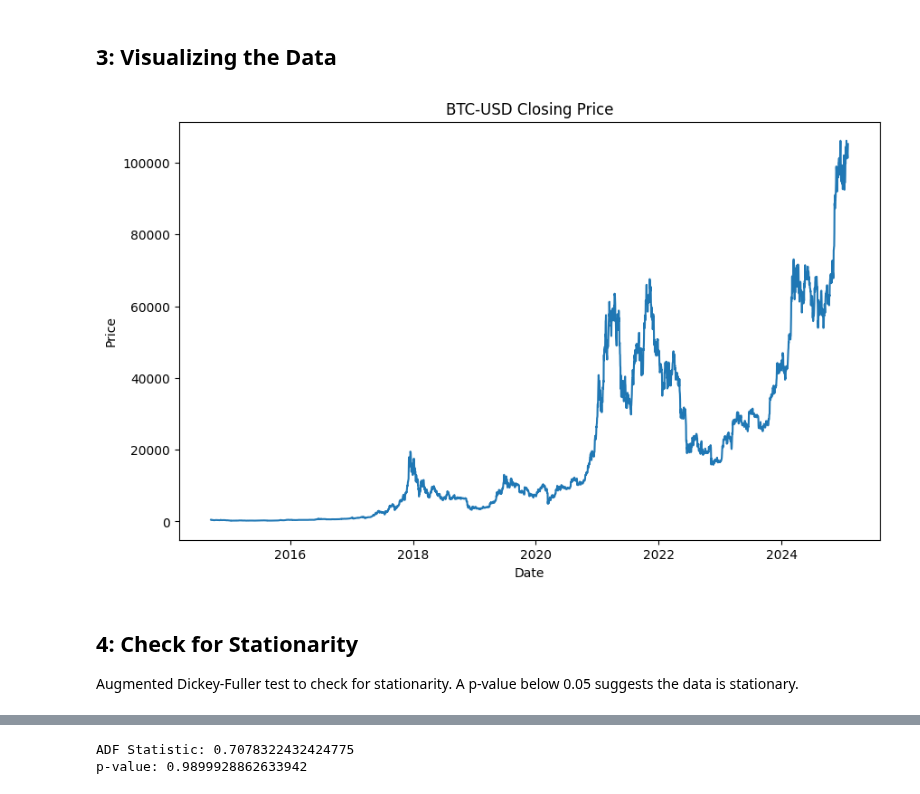
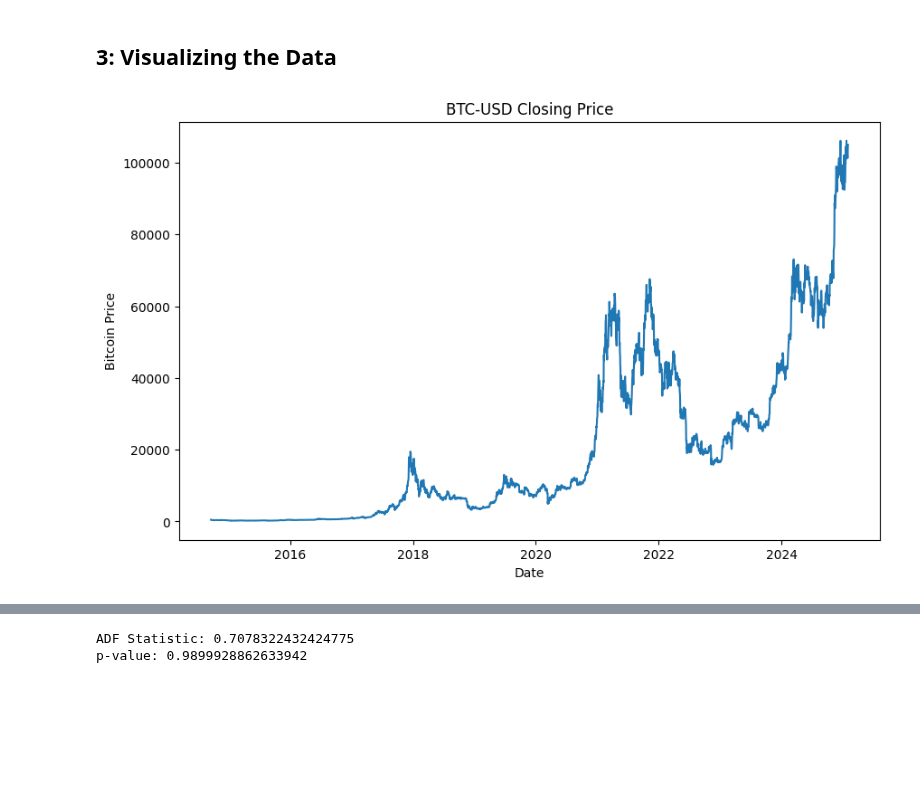
Before and after one commit to bonareri/Cryptocurrency-Price-Prediction-, a Jupyter notebook: Bitcoin_Price_Prediction.ipynb, the cells around one changed output, grey strips where cells are left out. Saved outputs shown, nothing was run; the diff lists cells and outputs as text; code cells hidden in the pictures; blank space fills up the shorter version.

```diff
--- a/Bitcoin_Price_Prediction.ipynb
+++ b/Bitcoin_Price_Prediction.ipynb
@@ -141,14 +169,10 @@ df = df.rename(columns={'Close': 'close_price'})
 # %%
 # Plot the closing price
 plt.figure(figsize=(10, 6))
 plt.plot(series)
 plt.title('BTC-USD Closing Price')
 plt.xlabel('Date')
-plt.ylabel('Price')
+plt.ylabel('Bitcoin Price')
 plt.show()
 # %% [output]
-[figure, old version]
+[figure, new version]
-# %% [markdown]
-## 4: Check for Stationarity
-
-Augmented Dickey-Fuller test to check for stationarity. A p-value below 0.05 suggests the data is stationary.
```
Also changed, not shown: parts of 50 cells of this notebook.
